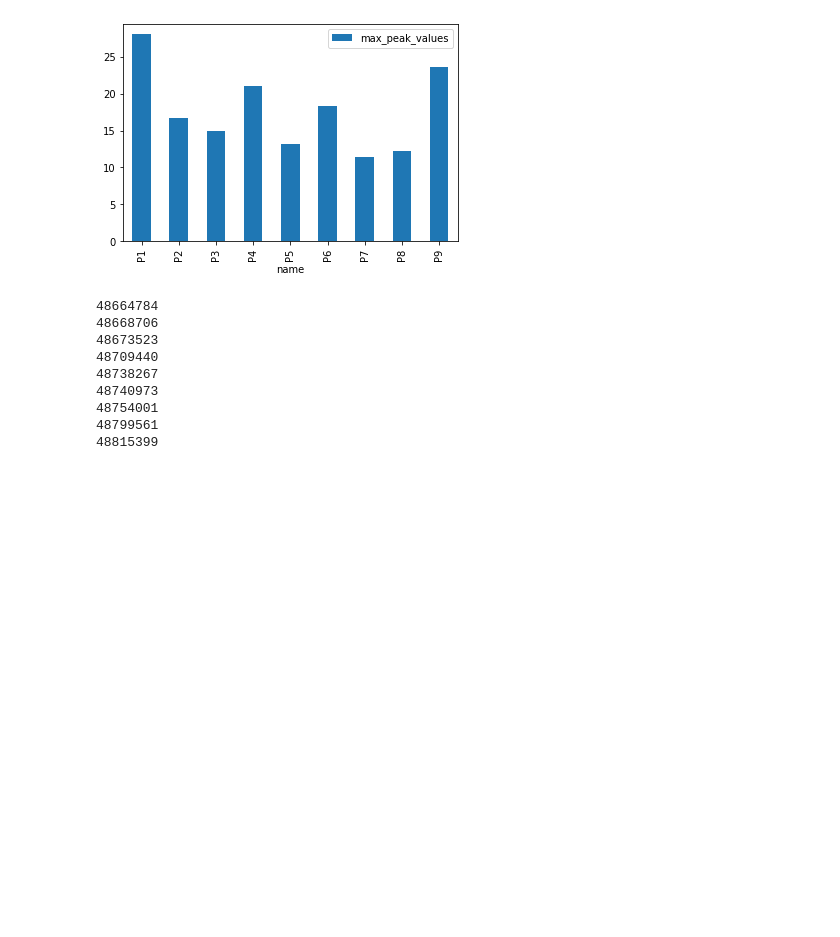
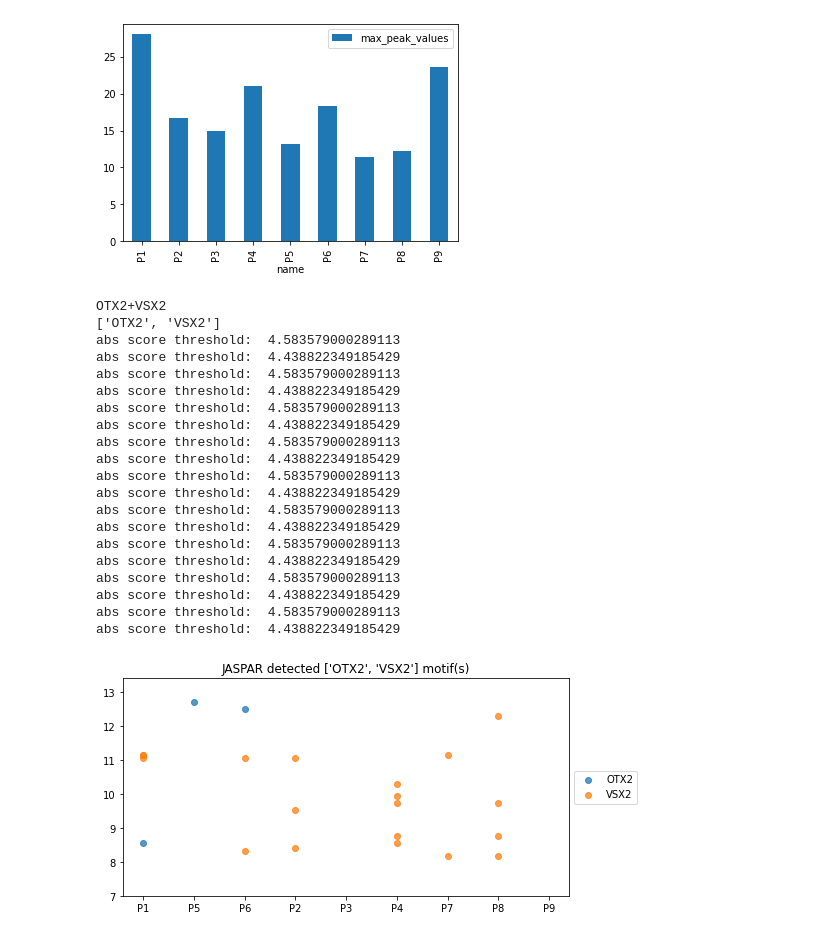
Before and after one commit to MLKaufman/py-enhancer-scanner, a Jupyter notebook: ExampleEnhancerScanNotebook.ipynb, the cells around one changed output. Cells and saved outputs as stored; diff of their text form; code cells hidden in the pictures; blank space fills up the shorter version.

```diff
--- a/ExampleEnhancerScanNotebook.ipynb
+++ b/ExampleEnhancerScanNotebook.ipynb
@@ -35,15 +35,27 @@ scanobject.plot_detected_mean_peak_values()
 scanobject.plot_detected_max_peak_values()
 # %% [output]
 [figure]
-# %%
-scanobject.write_genbank('enhancers')
-# %% [output]
-48664784
-48668706
-48673523
-48709440
-48738267
-48740973
-48754001
-48799561
-48815399
+# %%
+scanobject.motif_scanner('OTX2+VSX2', plot=True)
+# %% [output]
+OTX2+VSX2
+['OTX2', 'VSX2']
+abs score threshold:  4.583579000289113
+abs score threshold:  4.438822349185429
+abs score threshold:  4.583579000289113
+abs score threshold:  4.438822349185429
+abs score threshold:  4.583579000289113
+abs score threshold:  4.438822349185429
+abs score threshold:  4.583579000289113
+abs score threshold:  4.438822349185429
+abs score threshold:  4.583579000289113
+abs score threshold:  4.438822349185429
+abs score threshold:  4.583579000289113
+abs score threshold:  4.438822349185429
+abs score threshold:  4.583579000289113
+abs score threshold:  4.438822349185429
+abs score threshold:  4.583579000289113
+abs score threshold:  4.438822349185429
+abs score threshold:  4.583579000289113
+abs score threshold:  4.438822349185429
+[figure, added]
```
Also changed, not shown: parts of 1 cell of this notebook, 2 other files.
